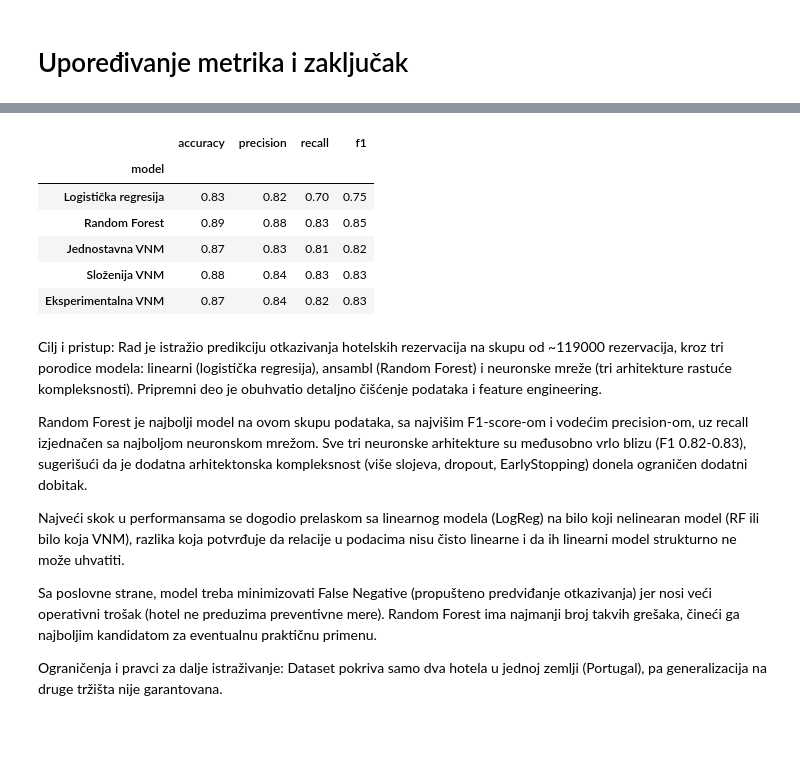
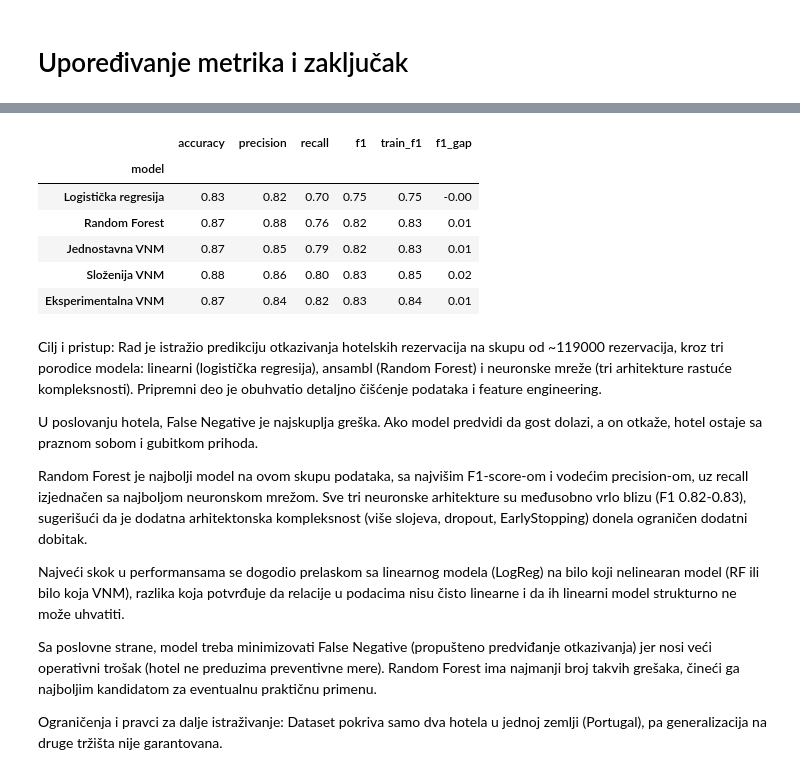
Before and after one commit to irinaradanovic/Hotel-Cancelation-Prediction, a Jupyter notebook: prediction.ipynb, the cells around one changed output, grey strips where cells are left out. Saved outputs shown, nothing was run; the diff lists cells and outputs as text; code cells hidden in the pictures; blank space fills up the shorter version.

```diff
--- a/prediction.ipynb
+++ b/prediction.ipynb
@@ -458,20 +458,26 @@ X_test oblik: (23436, 59)
 # %%
 def evaluate_model(model, X_test, y_test, model_name, nn=False, display=True):
     if nn:
-        y_predict = model.predict(X_test)
-        y_pred = (y_predict >= 0.5).astype(int)
+        y_pred_test = (model.predict(X_test) >= 0.5).astype(int)
+        y_pred_train = (model.predict(X_train) >= 0.5).astype(int)
     else:
-        y_pred = model.predict(X_test)
+        y_pred_test = model.predict(X_test)
+        y_pred_train = model.predict(X_train)
     if display:
         print(f"\n{'-'*50}")
-        print(f"Rezultati za: {model_name}")
+        print(f"Rezultati(Test skup) za: {model_name}")
         print('-'*50)
-        print(classification_report(y_test, y_pred, target_names=['Realizovano', 'Otkazano']))
+        print(classification_report(y_test, y_pred_test, target_names=['Realizovano', 'Otkazano']))
 
-        cm = confusion_matrix(y_test, y_pred)
-        display = ConfusionMatrixDisplay(confusion_matrix=cm,
+        print(f"\n{'-'*50}")
+        print(f"Rezultati(Train skup) za: {model_name}")
+        print('-'*50)
+        print(classification_report(y_train, y_pred_train, target_names=['Realizovano', 'Otkazano']))
+
+        cm = confusion_matrix(y_test, y_pred_test)
+        disp = ConfusionMatrixDisplay(confusion_matrix=cm,
                                     display_labels=['Realizovano', 'Otkazano'])
-        display.plot(cmap='Blues')
+        disp.plot(cmap='Blues')
         plt.title(f'Matrica konfuzije: {model_name}')
         plt.show()
 
@@ -479,10 +485,11 @@ def evaluate_model(model, X_test, y_test, model_name, nn=False, display=True):
 
     return {
         'model': model_name,
-        'accuracy': accuracy_score(y_test, y_pred),
-        'precision': precision_score(y_test, y_pred),
-        'recall': recall_score(y_test, y_pred),
-        'f1': f1_score(y_test, y_pred),
+        'accuracy': accuracy_score(y_test, y_pred_test),
+        'precision': precision_score(y_test, y_pred_test),
+        'recall': recall_score(y_test, y_pred_test),
+        'f1': f1_score(y_test, y_pred_test),
+        'train_f1': f1_score(y_train, y_pred_train)
     }
 # %% [markdown]
 # Logistička regresija
@@ -539,9 +555,9 @@ False Negative (2652 slučaja) je verovatno skuplja greška od False Positive (1
 # %%
 rf_params = {
     'n_estimators': [100, 200],
-    'max_depth': [10, 20, None],
-    'min_samples_split': [2, 5],
-    'min_samples_leaf': [1, 2]
+    'max_depth': [5, 10, 15],
+    'min_samples_split': [1, 2, 5],
+    'min_samples_leaf': [1, 2, 5]
 }
 
 rf_grid = GridSearchCV(
@@ -647,5 +666,5 @@ nn1.compile(
 )
 
 nn1.summary()
-history_nn1 = nn1.fit(X_train, y_train, epochs=50, batch_size=32, validation_split=0.2, verbose=1)
+history_nn1 = nn1.fit(X_train, y_train, epochs=50, batch_size=32, validation_split=0.2, verbose=0)
 # %% [output]
@@ -858,7 +881,7 @@ nn3.compile(
                 keras.metrics.Recall(name='recall')]
 )
 
-history_nn3 = nn3.fit(X_train, y_train, epochs=50, batch_size=32, validation_split=0.2, verbose=0, callbacks=[early_stop])
+history_nn3 = nn3.fit(X_train, y_train, epochs=50, batch_size=64, validation_split=0.2, verbose=0, callbacks=[early_stop])
 # %%
 fig, (ax1, ax2) = plt.subplots(1, 2, figsize=(15, 7))
 
@@ -919,6 +947,7 @@ results.append(evaluate_model(nn1, X_test, y_test, "Jednostavna VNM", True, disp
 results.append(evaluate_model(nn2, X_test, y_test, "Složenija VNM", True, display=False))
 results.append(evaluate_model(nn3, X_test, y_test, "Eksperimentalna VNM", True, display=False))
 results_df = pd.DataFrame(results).set_index('model')
+results_df['f1_gap'] = results_df['train_f1'] - results_df['f1']
 print("\nUporedni pregled modela:")
 display(results_df.round(2))
 # %% [output]
@@ -928,14 +960,16 @@ display(results_df.round(2))
 
 Uporedni pregled modela:
-|  | accuracy | precision | recall | f1 |
-| model |  |  |  |  |
-| Logistička regresija | 0.83 | 0.82 | 0.70 | 0.75 |
-| Random Forest | 0.89 | 0.88 | 0.83 | 0.85 |
-| Jednostavna VNM | 0.87 | 0.83 | 0.81 | 0.82 |
-| Složenija VNM | 0.88 | 0.84 | 0.83 | 0.83 |
-| Eksperimentalna VNM | 0.87 | 0.84 | 0.82 | 0.83 |
+|  | accuracy | precision | recall | f1 | train_f1 | f1_gap |
+| model |  |  |  |  |  |  |
+| Logistička regresija | 0.83 | 0.82 | 0.70 | 0.75 | 0.75 | -0.00 |
+| Random Forest | 0.87 | 0.88 | 0.76 | 0.82 | 0.83 | 0.01 |
+| Jednostavna VNM | 0.87 | 0.85 | 0.79 | 0.82 | 0.83 | 0.01 |
+| Složenija VNM | 0.88 | 0.86 | 0.80 | 0.83 | 0.85 | 0.02 |
+| Eksperimentalna VNM | 0.87 | 0.84 | 0.82 | 0.83 | 0.84 | 0.01 |
 # %% [markdown]
 Cilj i pristup: Rad je istražio predikciju otkazivanja hotelskih rezervacija na skupu od ~119000 rezervacija, kroz tri porodice modela: linearni (logistička regresija), ansambl (Random Forest) i neuronske mreže (tri arhitekture rastuće kompleksnosti). Pripremni deo je obuhvatio detaljno čišćenje podataka i feature engineering.
+
+U poslovanju hotela, False Negative je najskuplja greška. Ako model predvidi da gost dolazi, a on otkaže, hotel ostaje sa praznom sobom i gubitkom prihoda.
 
 Random Forest je najbolji model na ovom skupu podataka, sa najvišim F1-score-om i vodećim precision-om, uz recall izjednačen sa najboljom neuronskom mrežom. Sve tri neuronske arhitekture su međusobno vrlo blizu (F1 0.82-0.83), sugerišući da je dodatna arhitektonska kompleksnost (više slojeva, dropout, EarlyStopping) donela ograničen dodatni dobitak.
 
```
Also changed, not shown: parts of 16 cells of this notebook.
